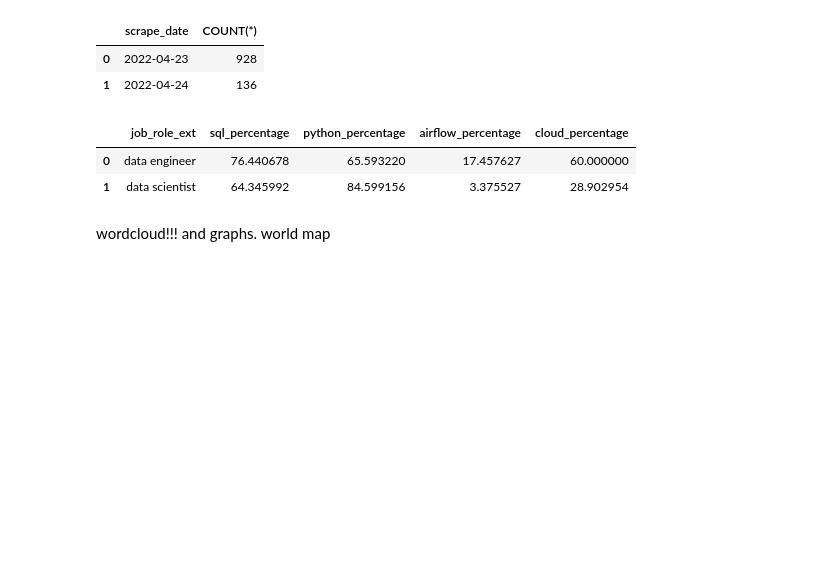
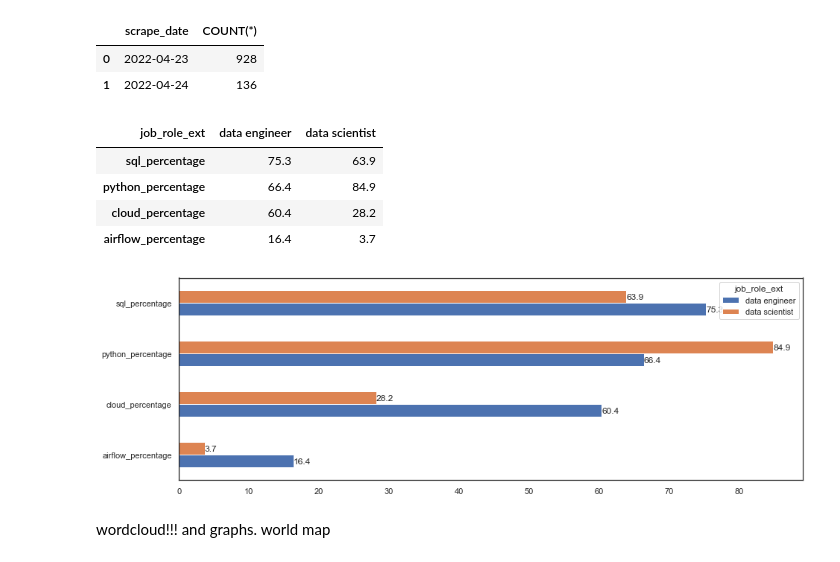
Before and after one commit to rbtroselli/jobs-scraper, a Jupyter notebook: analysis.ipynb, the cells around one changed output. Cells and saved outputs as stored; diff of their text form; code cells hidden in the pictures; blank space fills up the shorter version.

```diff
--- a/analysis.ipynb
+++ b/analysis.ipynb
@@ -5,0 +41,19 @@ connection = sqlite3.connect('data/jobs.db')
+# %%
+df = pd.read_sql("""
+    SELECT
+        company_name,
+        COUNT(*) AS posts
+    FROM
+        jobs
+    GROUP BY
+        company_name
+    ORDER BY
+        COUNT(*) desc
+    LIMIT
+        30    """,con=connection)
+sns.set_theme('notebook')
+sns.set_style('white')
+ax = df.plot(kind='bar', x='company_name', ylabel='posts', figsize=(15,5))
+for container in ax.containers:
+    ax.bar_label(container)
+df
@@ -77,38 +150,47 @@ df
 # %%
 df = pd.read_sql("""
     SELECT
         job_role_ext,
-        SUM(CASE
+        ROUND(SUM(CASE
             WHEN UPPER(description) LIKE '%SQL%' THEN 1
             ELSE 0
-            END) / CAST(COUNT(*) AS float) *100 AS sql_percentage,
-        SUM(CASE
+            END) / CAST(COUNT(*) AS float)*100, 1) AS sql_percentage,
+        ROUND(SUM(CASE
             WHEN UPPER(description) LIKE '%PYTHON%' THEN 1
             ELSE 0
-            END) / CAST(COUNT(*) AS float) *100 AS python_percentage,
-        SUM(CASE
+            END) / CAST(COUNT(*) AS float)*100, 1) AS python_percentage,
+        ROUND(SUM(CASE
             WHEN UPPER(description) LIKE '%AIRFLOW%' THEN 1
             ELSE 0
-            END) / CAST(COUNT(*) AS float) *100 AS airflow_percentage,
-        SUM(CASE
+            END) / CAST(COUNT(*) AS float)*100, 1) AS airflow_percentage,
+        ROUND(SUM(CASE
             WHEN UPPER(description) LIKE '%AWS%' OR
             UPPER(description) LIKE '%GCP%' OR
             UPPER(description) LIKE '%AZURE%' THEN 1
             ELSE 0
-            END) / CAST(COUNT(*) AS float) *100 AS cloud_percentage
+            END) / CAST(COUNT(*) AS float)*100, 1) AS cloud_percentage
     FROM
         jobs
     GROUP BY
         job_role_ext
     ORDER BY
         2 DESC
     LIMIT
         10   """,con=connection)
+sns.set_theme('notebook')
+sns.set_style('white')
+df = df.set_index('job_role_ext').T.sort_values(by=['data engineer'], ascending=False) # Transpose to graph better
+ax = df.sort_values(by=['data engineer']).plot(kind='barh', figsize=(15,5)) # sort back and print
+for container in ax.containers:
+    ax.bar_label(container)
 df
 # %% [output]
-|  | job_role_ext | sql_percentage | python_percentage | airflow_percentage | cloud_percentage |
-| 0 | data engineer | 76.440678 | 65.593220 | 17.457627 | 60.000000 |
-| 1 | data scientist | 64.345992 | 84.599156 | 3.375527 | 28.902954 |
+| job_role_ext | data engineer | data scientist |
+| sql_percentage | 75.3 | 63.9 |
+| python_percentage | 66.4 | 84.9 |
+| cloud_percentage | 60.4 | 28.2 |
+| airflow_percentage | 16.4 | 3.7 |
+[figure, added]
 # %%
 connection.close()
 # %% [markdown]
```
Also changed, not shown: parts of 4 cells of this notebook.
